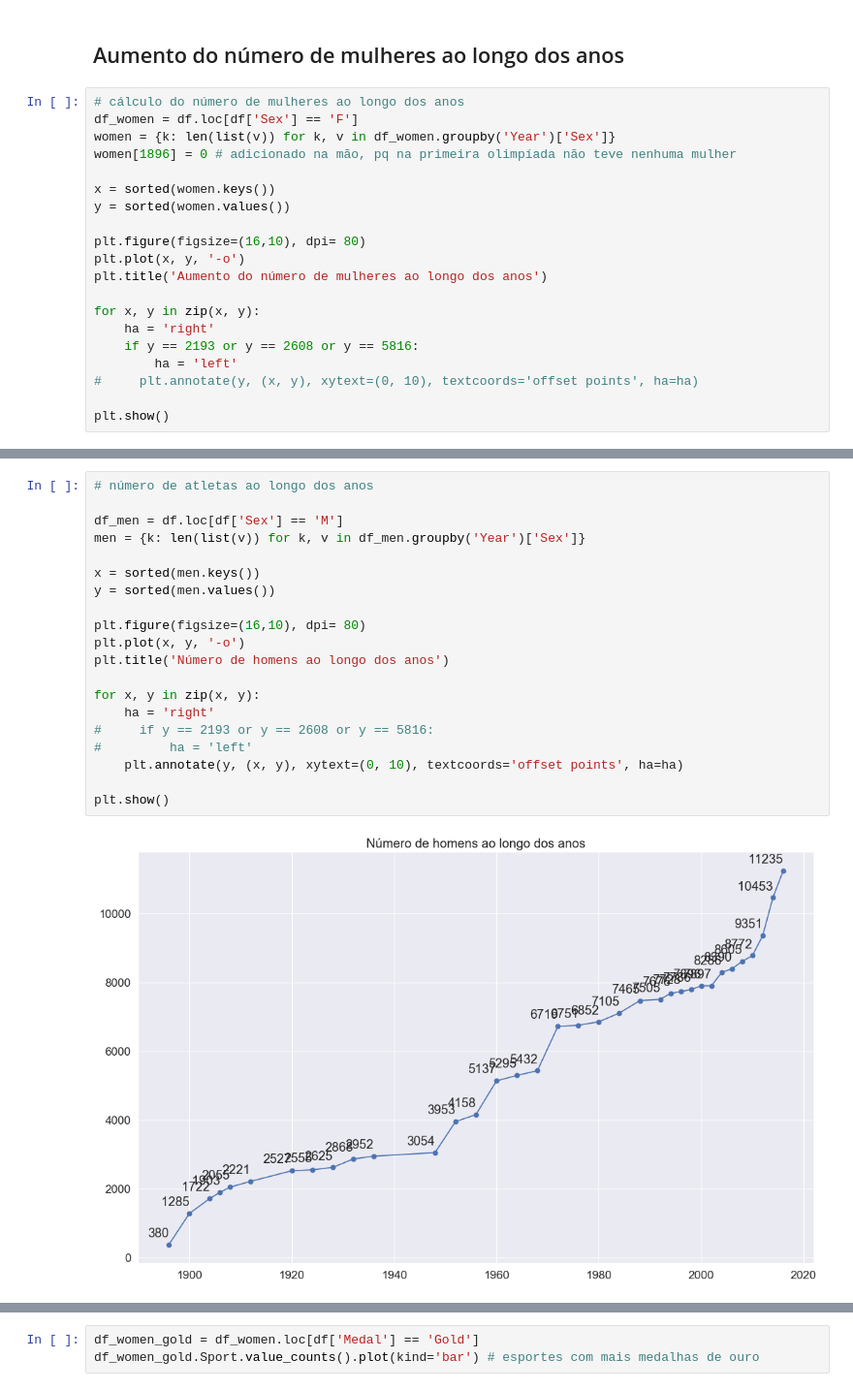
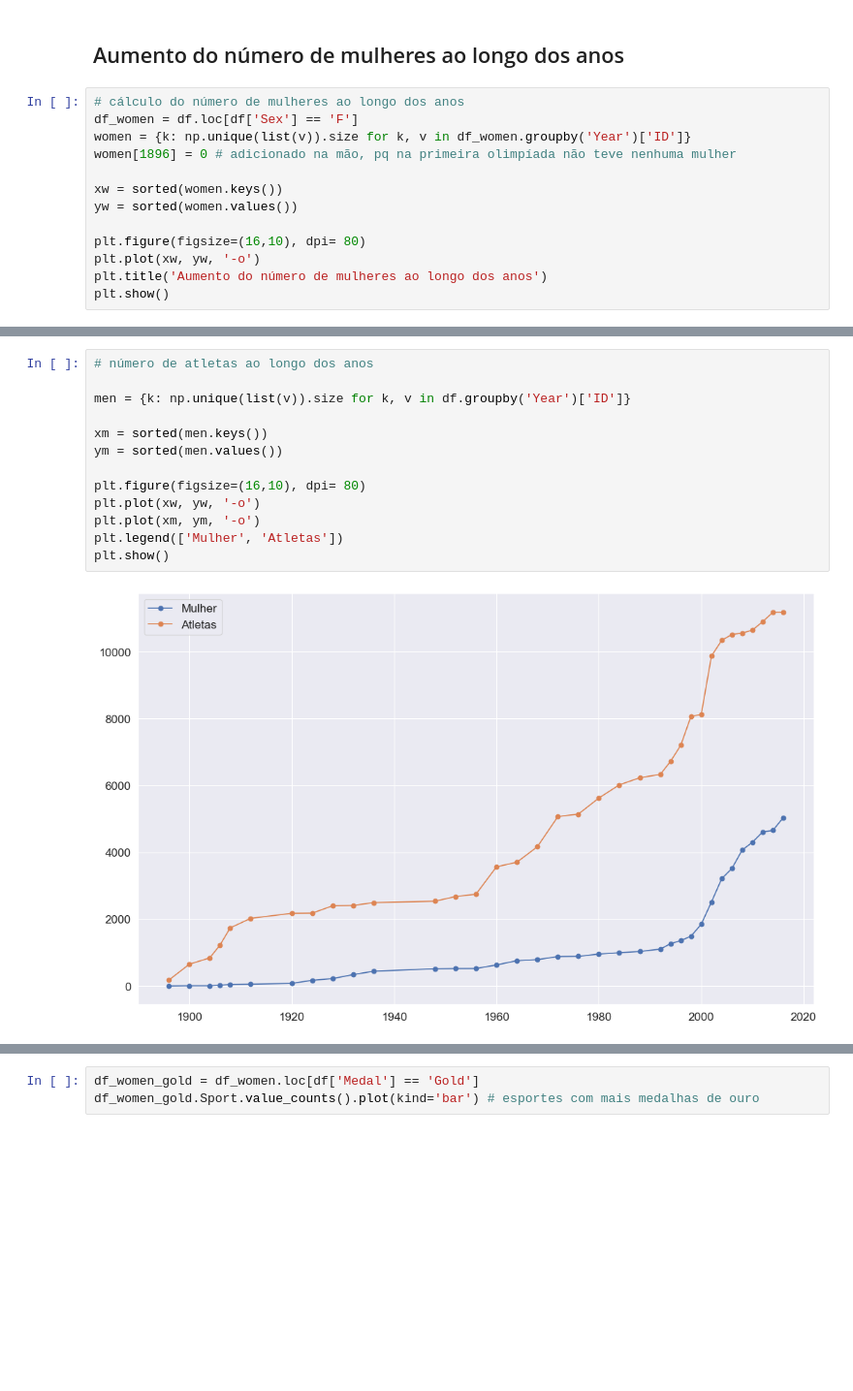
Before and after one commit to thalissonfelipe/mineracao, a Jupyter notebook: Relatorio.ipynb, the cells around one changed output, grey strips where cells are left out. Shown at 97% size. Drawn from its saved outputs; the diff is of its cells as text; blank space fills up the shorter version.

Commit message:
refatorando alguns plots

```diff
--- a/Relatorio.ipynb
+++ b/Relatorio.ipynb
@@ -148,21 +148,14 @@ A maioria dos medalhistas de ouro do Rio de Janeiro são jovens entre 21 e 30 an
 # %%
 # cálculo do número de mulheres ao longo dos anos
 df_women = df.loc[df['Sex'] == 'F']
-women = {k: len(list(v)) for k, v in df_women.groupby('Year')['Sex']}
+women = {k: np.unique(list(v)).size for k, v in df_women.groupby('Year')['ID']}
 women[1896] = 0 # adicionado na mão, pq na primeira olimpíada não teve nenhuma mulher
 
-x = sorted(women.keys())
-y = sorted(women.values())
+xw = sorted(women.keys())
+yw = sorted(women.values())
 
 plt.figure(figsize=(16,10), dpi= 80)
-plt.plot(x, y, '-o')
+plt.plot(xw, yw, '-o')
 plt.title('Aumento do número de mulheres ao longo dos anos')
-
-for x, y in zip(x, y):
-    ha = 'right'
-    if y == 2193 or y == 2608 or y == 5816:
-        ha = 'left'
-#     plt.annotate(y, (x, y), xytext=(0, 10), textcoords='offset points', ha=ha)
-
 plt.show()
 # %% [output]
@@ -176,22 +163,15 @@ plt.show()
 # %%
 # número de atletas ao longo dos anos
 
-df_men = df.loc[df['Sex'] == 'M']
-men = {k: len(list(v)) for k, v in df_men.groupby('Year')['Sex']}
+men = {k: np.unique(list(v)).size for k, v in df.groupby('Year')['ID']}
 
-x = sorted(men.keys())
-y = sorted(men.values())
+xm = sorted(men.keys())
+ym = sorted(men.values())
 
 plt.figure(figsize=(16,10), dpi= 80)
-plt.plot(x, y, '-o')
-plt.title('Número de homens ao longo dos anos')
-
-for x, y in zip(x, y):
-    ha = 'right'
-#     if y == 2193 or y == 2608 or y == 5816:
-#         ha = 'left'
-    plt.annotate(y, (x, y), xytext=(0, 10), textcoords='offset points', ha=ha)
-
+plt.plot(xw, yw, '-o')
+plt.plot(xm, ym, '-o')
+plt.legend(['Mulher', 'Atletas'])
 plt.show()
 # %% [output]
-[figure, old version]
+[figure, new version]
```
Also changed, not shown: parts of 15 cells of this notebook.
